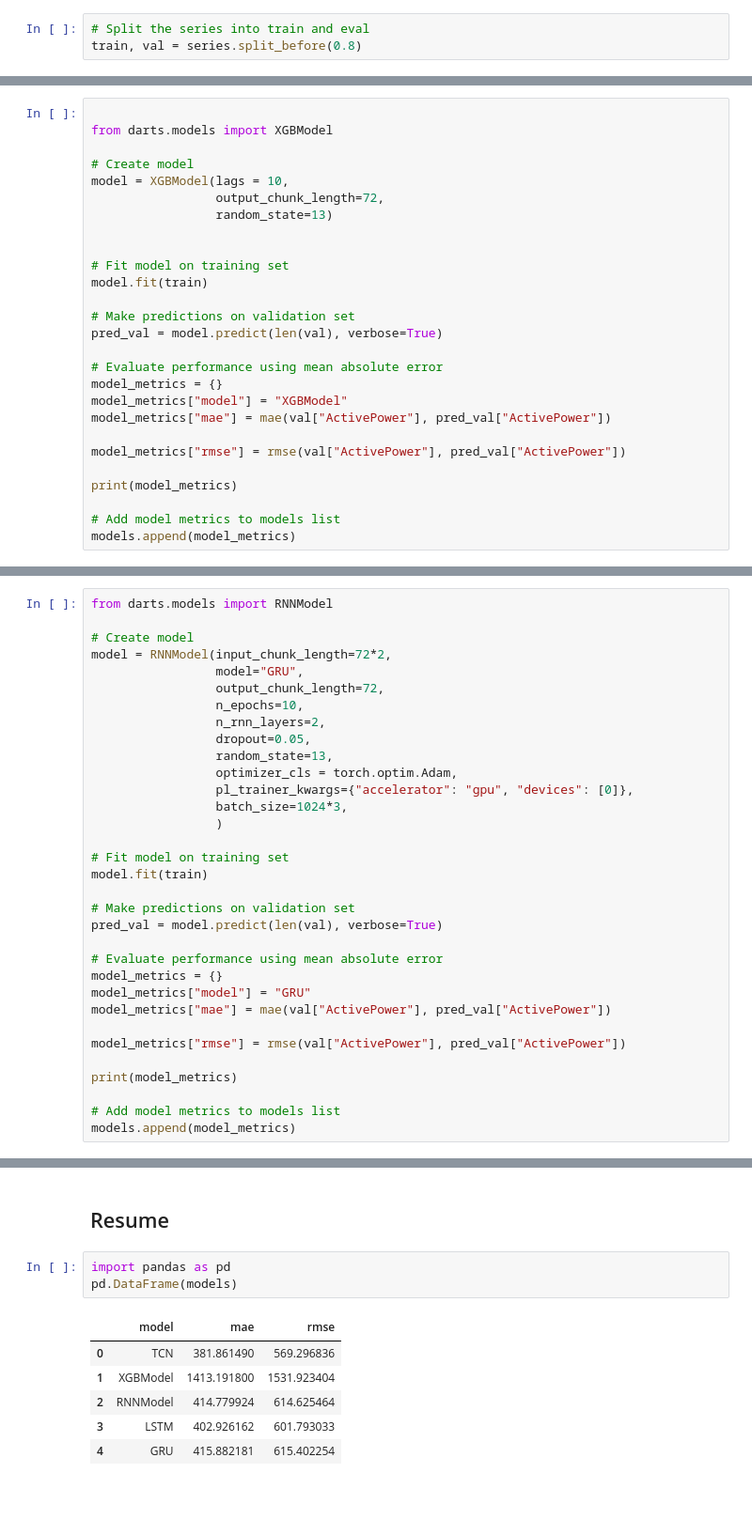
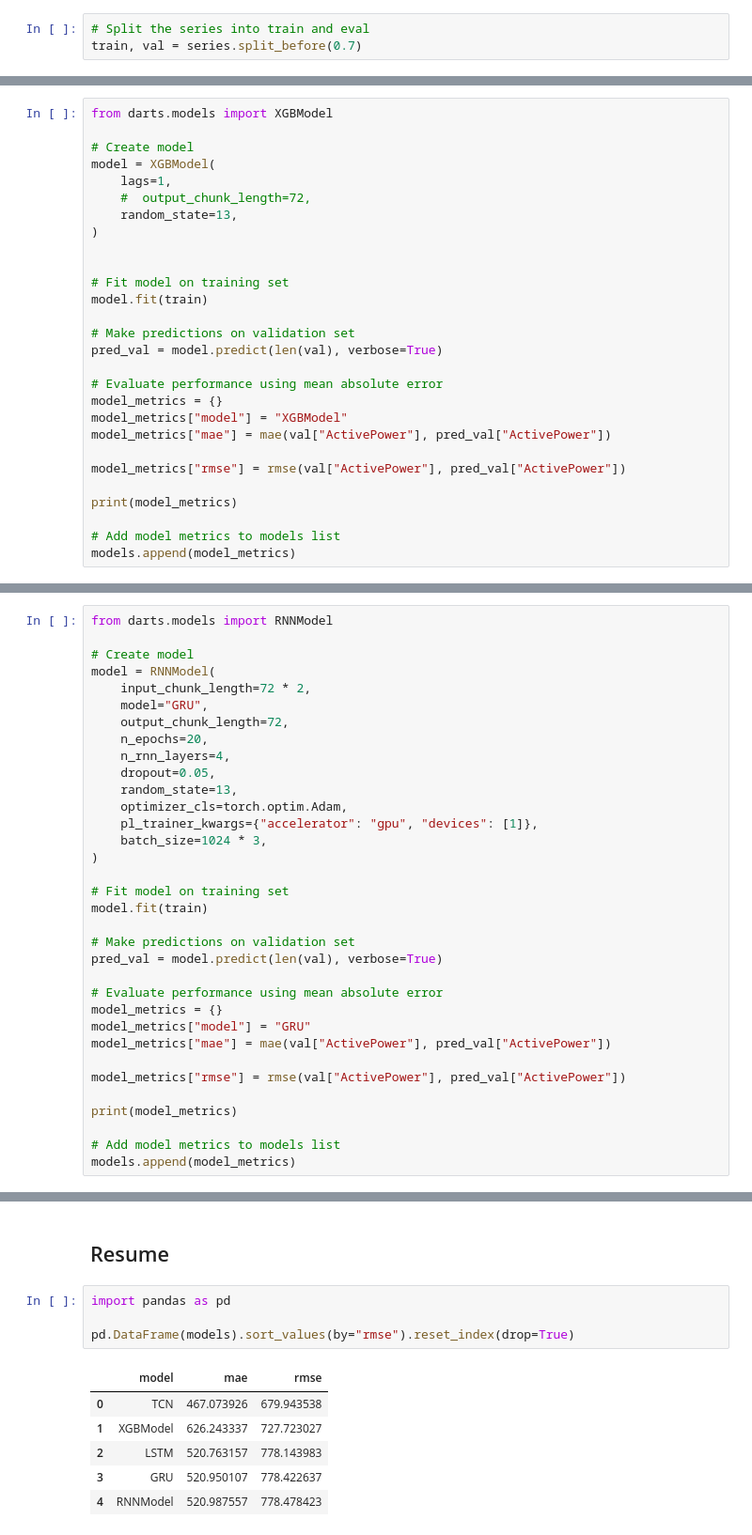
Before and after one commit to jorgeortizfuentes/mlops_forecasting, a Jupyter notebook: experiments/2. Test models.ipynb, the cells around one changed output, grey strips where cells are left out. Shown: that part at 94% size. Saved outputs shown, nothing was run; the diff lists cells and outputs as text; blank space fills up the shorter version.

```diff
--- a/experiments/2. Test models.ipynb
+++ b/experiments/2. Test models.ipynb
@@ -42,6 +44,6 @@ series = TimeSeries.from_dataframe(df,
 # %%
 # Split the series into train and eval
-train, val = series.split_before(0.8)
+train, val = series.split_before(0.7)
 # %% [markdown]
 ## Train Models
 # %%
@@ -123,13 +125,14 @@ XGBModel is a machine learning model that uses the XGBoost algorithm for multiva
 
 One paper that describes the use of XGBModel for multivariate time series forecasting is "A Time Series Forecasting Method Based on XGBoost for Wind Power Generation" by Y. Wu, et al. (2019). In this paper, the authors apply XGBModel to forecast wind power generation using a combination of weather data and historical energy production data. They compare the performance of XGBModel with other popular time series forecasting methods and show that XGBModel outperforms these methods in terms of accuracy and efficiency.
 # %%
-
 from darts.models import XGBModel
 
 # Create model
-model = XGBModel(lags = 10,
-                 output_chunk_length=72,
-                 random_state=13)
+model = XGBModel(
+    lags=1,
+    #  output_chunk_length=72,
+    random_state=13,
+)
 
 
 # Fit model on training set
@@ -285,17 +290,18 @@ LOCAL_RANK: 0 - CUDA_VISIBLE_DEVICES: [0,1]
 from darts.models import RNNModel
 
 # Create model
-model = RNNModel(input_chunk_length=72*2,
-                 model="GRU",
-                 output_chunk_length=72,
-                 n_epochs=10,
-                 n_rnn_layers=2,
-                 dropout=0.05,
-                 random_state=13,
-                 optimizer_cls = torch.optim.Adam,
-                 pl_trainer_kwargs={"accelerator": "gpu", "devices": [0]},
-                 batch_size=1024*3,
-                 )
+model = RNNModel(
+    input_chunk_length=72 * 2,
+    model="GRU",
+    output_chunk_length=72,
+    n_epochs=20,
+    n_rnn_layers=4,
+    dropout=0.05,
+    random_state=13,
+    optimizer_cls=torch.optim.Adam,
+    pl_trainer_kwargs={"accelerator": "gpu", "devices": [1]},
+    batch_size=1024 * 3,
+)
 
 # Fit model on training set
 model.fit(train)
@@ -346,11 +352,12 @@ LOCAL_RANK: 0 - CUDA_VISIBLE_DEVICES: [0,1]
 ## Resume
 # %%
 import pandas as pd
-pd.DataFrame(models)
+
+pd.DataFrame(models).sort_values(by="rmse").reset_index(drop=True)
 # %% [output]
 |  | model | mae | rmse |
-| 0 | TCN | 381.861490 | 569.296836 |
-| 1 | XGBModel | 1413.191800 | 1531.923404 |
-| 2 | RNNModel | 414.779924 | 614.625464 |
-| 3 | LSTM | 402.926162 | 601.793033 |
-| 4 | GRU | 415.882181 | 615.402254 |
+| 0 | TCN | 467.073926 | 679.943538 |
+| 1 | XGBModel | 626.243337 | 727.723027 |
+| 2 | LSTM | 520.763157 | 778.143983 |
+| 3 | GRU | 520.950107 | 778.422637 |
+| 4 | RNNModel | 520.987557 | 778.478423 |
```
Also changed, not shown: parts of 7 cells of this notebook, 8 other files.
